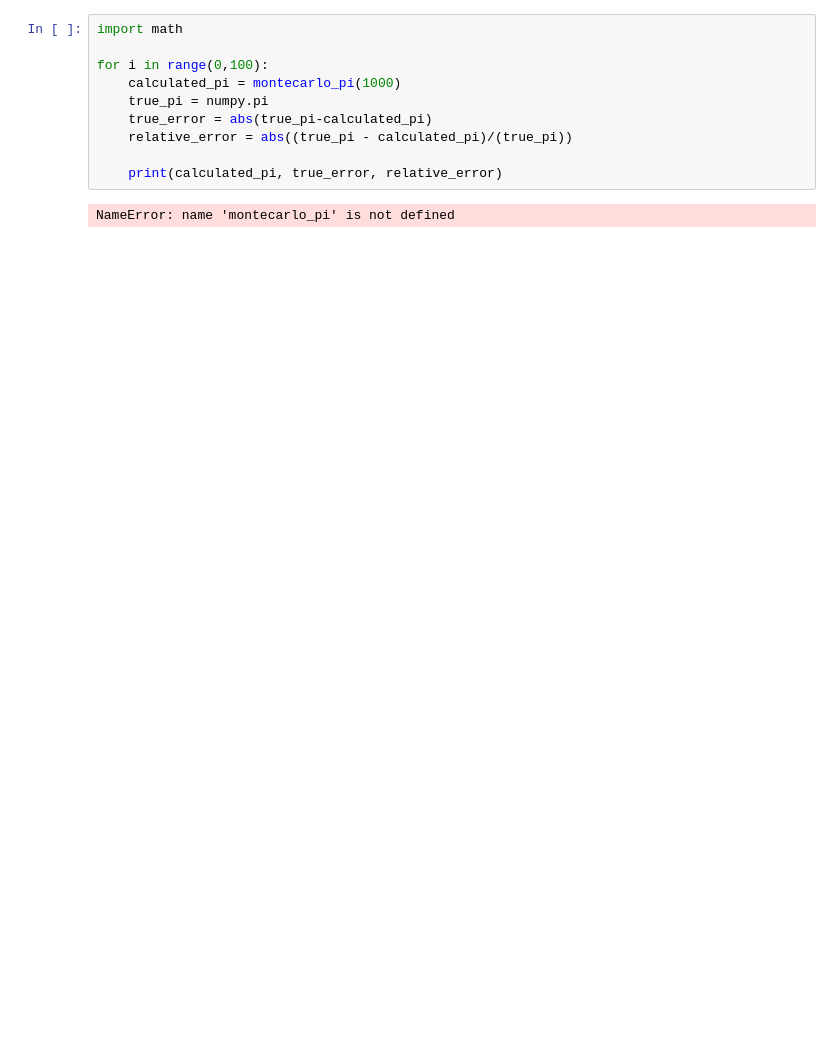
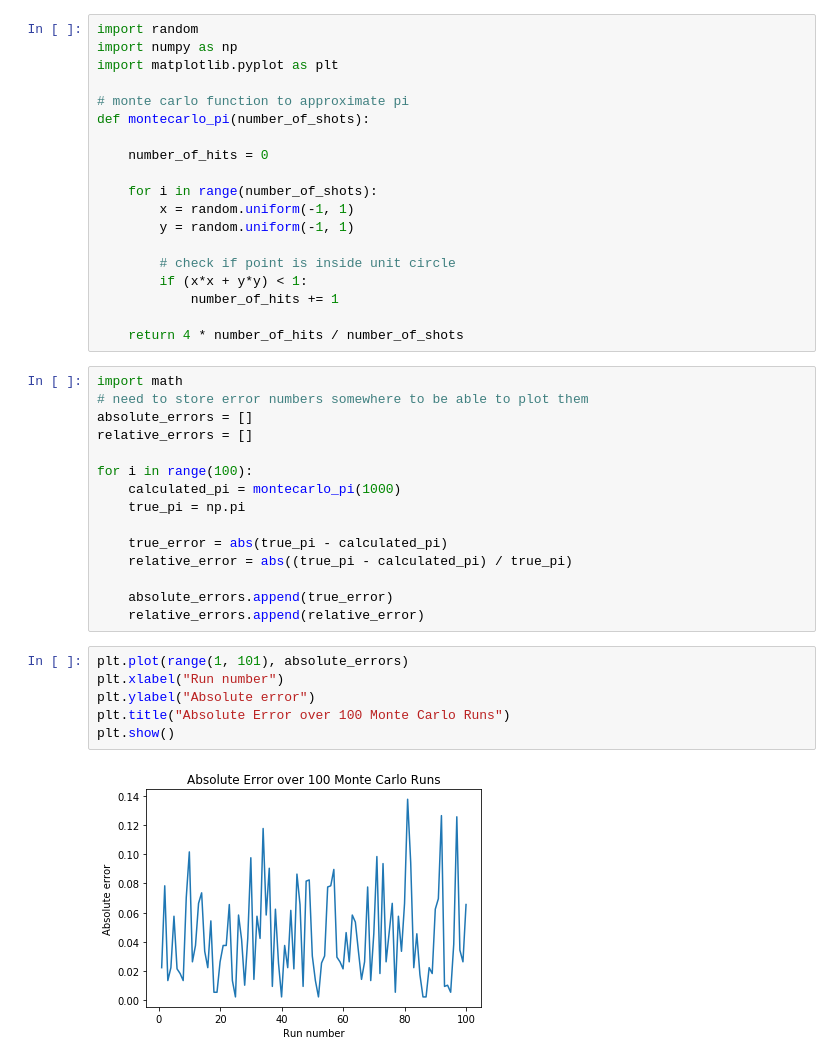
Before and after one commit to jana-daouk/coe311k, a Jupyter notebook: classwork/jd55586-CH3.ipynb, the cells around one changed output. Saved outputs shown, nothing was run; the diff lists cells and outputs as text; blank space fills up the shorter version.

```diff
--- a/classwork/jd55586-CH3.ipynb
+++ b/classwork/jd55586-CH3.ipynb
@@ -1,12 +1,42 @@
+# %%
+import random
+import numpy as np
+import matplotlib.pyplot as plt
+
+# monte carlo function to approximate pi
+def montecarlo_pi(number_of_shots):
+
+    number_of_hits = 0
+
+    for i in range(number_of_shots):
+        x = random.uniform(-1, 1)
+        y = random.uniform(-1, 1)
+
+        # check if point is inside unit circle
+        if (x*x + y*y) < 1:
+            number_of_hits += 1
+
+    return 4 * number_of_hits / number_of_shots
 # %%
 import math
+# need to store error numbers somewhere to be able to plot them
+absolute_errors = []
+relative_errors = []
 
-for i in range(0,100):
+for i in range(100):
     calculated_pi = montecarlo_pi(1000)
-    true_pi = numpy.pi
-    true_error = abs(true_pi-calculated_pi)
-    relative_error = abs((true_pi - calculated_pi)/(true_pi))
+    true_pi = np.pi
 
-    print(calculated_pi, true_error, relative_error)
+    true_error = abs(true_pi - calculated_pi)
+    relative_error = abs((true_pi - calculated_pi) / true_pi)
+
+    absolute_errors.append(true_error)
+    relative_errors.append(relative_error)
-# %% [output]
-NameError: name 'montecarlo_pi' is not defined
+# %%
+plt.plot(range(1, 101), absolute_errors)
+plt.xlabel("Run number")
+plt.ylabel("Absolute error")
+plt.title("Absolute Error over 100 Monte Carlo Runs")
+plt.show()
+# %% [output]
+[figure, added]
```
Also changed, not shown: parts of 1 cell of this notebook.
